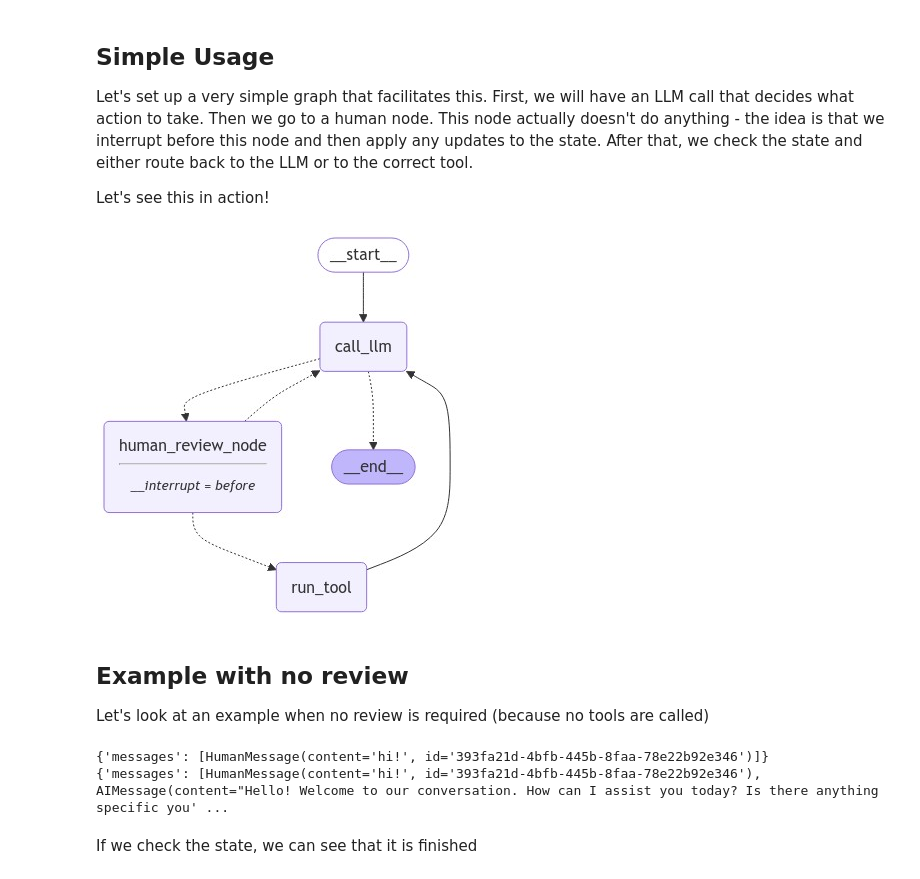
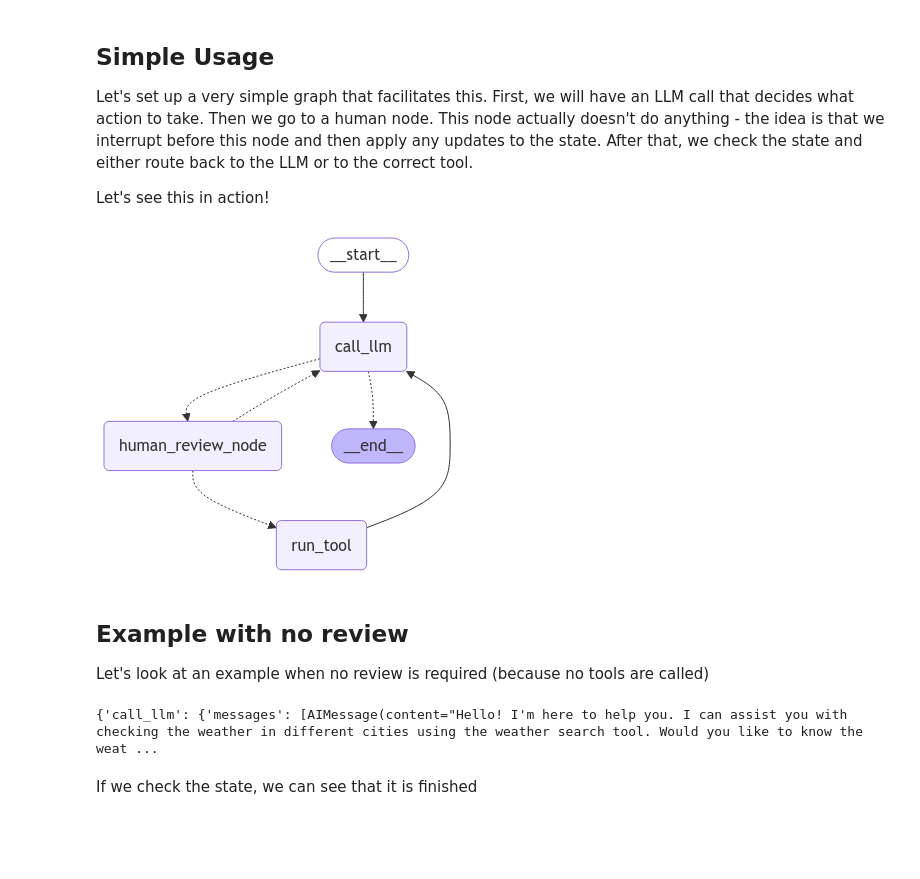
Before and after one commit to OHANA-WEB/langgraph, a Jupyter notebook: docs/docs/how-tos/human_in_the_loop/review-tool-calls.ipynb, the cells around one changed output. Saved outputs shown, nothing was run; the diff lists cells and outputs as text; code cells hidden in the pictures; blank space fills up the shorter version.

Commit message:
docs: update reivew tool calls how-to (#2700)

```diff
--- a/docs/docs/how-tos/human_in_the_loop/review-tool-calls.ipynb
+++ b/docs/docs/how-tos/human_in_the_loop/review-tool-calls.ipynb
@@ -64,6 +98,7 @@ Let's see this in action!
 from typing_extensions import TypedDict, Literal
 from langgraph.graph import StateGraph, START, END, MessagesState
 from langgraph.checkpoint.memory import MemorySaver
+from langgraph.types import Command, interrupt
 from langchain_anthropic import ChatAnthropic
 from langchain_core.tools import tool
 from langchain_core.messages import AIMessage
@@ -79,7 +114,7 @@ def weather_search(city: str):
     return "Sunny!"
 
 
-model = ChatAnthropic(model_name="claude-3-5-sonnet-20240620").bind_tools(
+model = ChatAnthropic(model_name="claude-3-5-sonnet-latest").bind_tools(
     [weather_search]
 )
 
@@ -92,8 +127,58 @@ def call_llm(state):
     return {"messages": [model.invoke(state["messages"])]}
 
 
-def human_review_node(state):
-    pass
+def human_review_node(state) -> Command[Literal["call_llm", "run_tool"]]:
+    last_message = state["messages"][-1]
+    tool_call = last_message.tool_calls[-1]
+
+    # this is the value we'll be providing via Command(resume=<human_review>)
+    human_review = interrupt(
+        {
+            "question": "Is this correct?",
+            # Surface tool calls for review
+            "tool_call": tool_call
+        }
+    )
+
+    review_action = human_review["action"]
+    review_data = human_review.get("data")
+
+    # if approved, call the tool
+    if review_action == "continue":
+        return Command(goto="run_tool")
+
+    # update the AI message AND call tools
+    elif review_action == "update":
+        updated_message = {
+            "role": "ai",
+            "content": last_message.content,
+            "tool_calls": [
+                {
+                    "id": tool_call["id"],
+                    "name": tool_call["name"],
+                    # This the update provided by the human
+                    "args": review_data,
+                }
+            ],
+            # This is important - this needs to be the same as the message you replacing!
+            # Otherwise, it will show up as a separate message
+            "id": last_message.id,
+        }
+        return Command(goto="run_tool", update={"messages": [updated_message]})
+
+    # provide feedback to LLM
+    elif review_action == "feedback":
+        # NOTE: we're adding feedback message as a ToolMessage
+        # to preserve the correct order in the message history
+        # (AI messages with tool calls need to be followed by tool call messages)
+        tool_message = {
+            "role": "tool",
+            # This is our natural language feedback
+            "content": review_data,
+            "name": tool_call["name"],
+            "tool_call_id": tool_call["id"],
+        }
+        return Command(goto="call_llm", update={"messages": [tool_message]})
 
 
 def run_tool(state):
@@ -110,43 +195,35 @@ def run_tool(state):
                 "content": result,
                 "tool_call_id": tool_call["id"],
             }
         )
     return {"messages": new_messages}
 
 
 def route_after_llm(state) -> Literal[END, "human_review_node"]:
     if len(state["messages"][-1].tool_calls) == 0:
         return END
     else:
         return "human_review_node"
 
 
-def route_after_human(state) -> Literal["run_tool", "call_llm"]:
-    if isinstance(state["messages"][-1], AIMessage):
-        return "run_tool"
-    else:
-        return "call_llm"
-
-
 builder = StateGraph(State)
 builder.add_node(call_llm)
 builder.add_node(run_tool)
 builder.add_node(human_review_node)
 builder.add_edge(START, "call_llm")
 builder.add_conditional_edges("call_llm", route_after_llm)
-builder.add_conditional_edges("human_review_node", route_after_human)
 builder.add_edge("run_tool", "call_llm")
 
 # Set up memory
 memory = MemorySaver()
 
 # Add
-graph = builder.compile(checkpointer=memory, interrupt_before=["human_review_node"])
+graph = builder.compile(checkpointer=memory)
 
 # View
 display(Image(graph.get_graph().draw_mermaid_png()))
 # %% [output]
-[figure, old version]
+[figure, new version]
 # %% [markdown]
 ## Example with no review
 
@@ -159,10 +236,10 @@ initial_input = {"messages": [{"role": "user", "content": "hi!"}]}
 thread = {"configurable": {"thread_id": "1"}}
 
 # Run the graph until the first interruption
-for event in graph.stream(initial_input, thread, stream_mode="values"):
+for event in graph.stream(initial_input, thread, stream_mode="updates"):
     print(event)
+    print("\n")
 # %% [output]
-{'messages': [HumanMessage(content='hi!', id='393fa21d-4bfb-445b-8faa-78e22b92e346')]}
-{'messages': [HumanMessage(content='hi!', id='393fa21d-4bfb-445b-8faa-78e22b92e346'), AIMessage(content="Hello! Welcome to our conversation. How can I assist you today? Is there anything specific you' ...
+{'call_llm': {'messages': [AIMessage(content="Hello! I'm here to help you. I can assist you with checking the weather in different cities using the weather search tool. Would you like to know the weat ...
 # %% [markdown]
 If we check the state, we can see that it is finished
```
Also changed, not shown: parts of 17 cells of this notebook.
